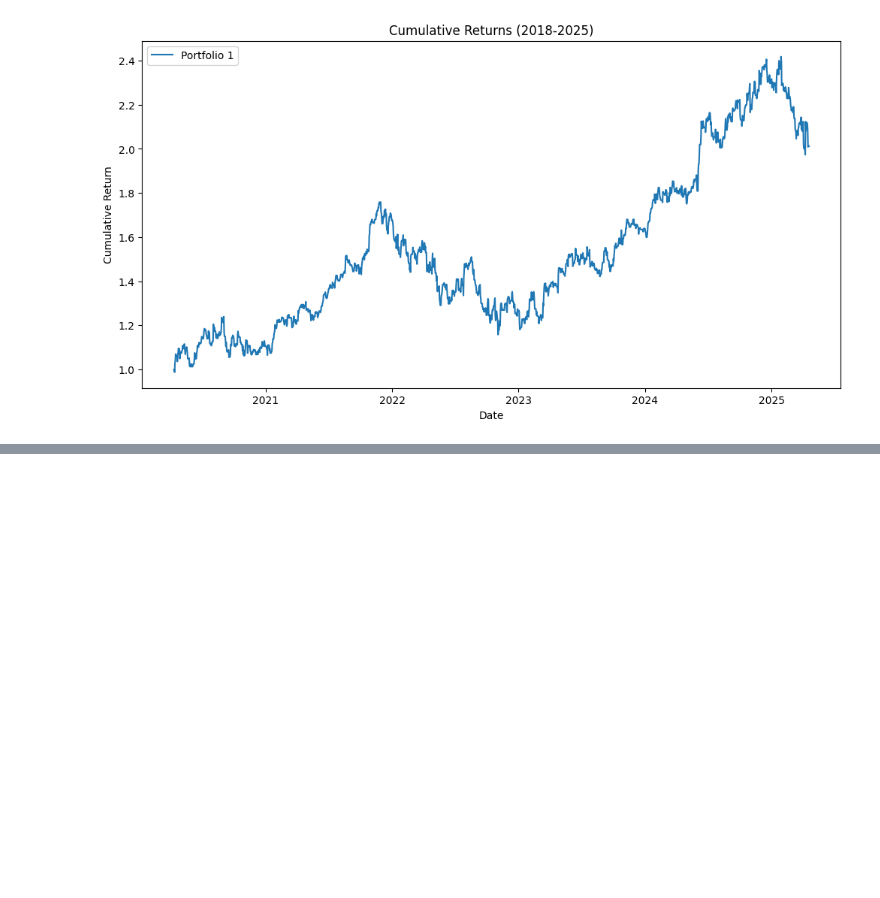
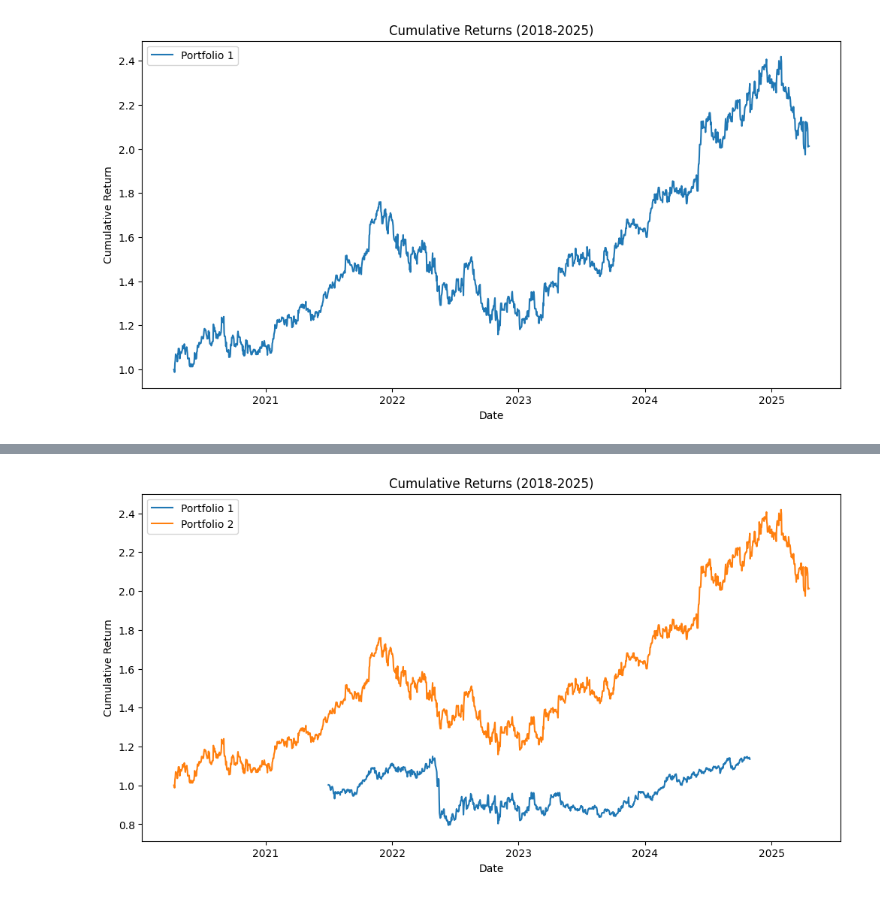
Before and after one commit to darthice/Financial-Engineering-Capstone-Project, a Jupyter notebook: main.ipynb, the cells around one changed output, grey strips where cells are left out. Drawn from its saved outputs; the diff is of its cells as text; code cells hidden in the pictures; blank space fills up the shorter version.

```diff
--- a/main.ipynb
+++ b/main.ipynb
@@ -418,3 +421,9 @@ plt.legend()
 plt.show()
 # %% [output]
 [figure]
+# %%
+weekly_dates = pd.date_range(
+    start='2021-01-01',
+    end='2025-04-20',
+    freq='5M'
+).strftime('%Y-%m-%d').tolist()
@@ -420,0 +570,24 @@ plt.show()
+# %%
+dfs2 = [returns_portfolio[f'return_{i}'] for i in range(1, 9)]
+
+# Concatenate them side by side (columns)
+combined_df2 = pd.concat(dfs2, axis=0)
+# %%
+# Calculate cumulative returns for each portfolio
+cumulative_returns_weighted = {}
+cumulative_returns_weighted['Portfolio 1'] = (1 + combined_df2).cumprod()
+cumulative_returns_weighted['Portfolio 2'] = (1 + returns_portfolio1).cumprod()
+
+
+
+# Plot cumulative returns with manual weights
+plt.figure(figsize=(12, 6))
+for name, cumulative_return in cumulative_returns_weighted.items():
+    plt.plot(cumulative_return, label=name)
+plt.title('Cumulative Returns (2018-2025)')
+plt.xlabel('Date')
+plt.ylabel('Cumulative Return')
+plt.legend()
+plt.show()
+# %% [output]
+[figure, added]
```
Also changed, not shown: parts of 3 cells of this notebook.
